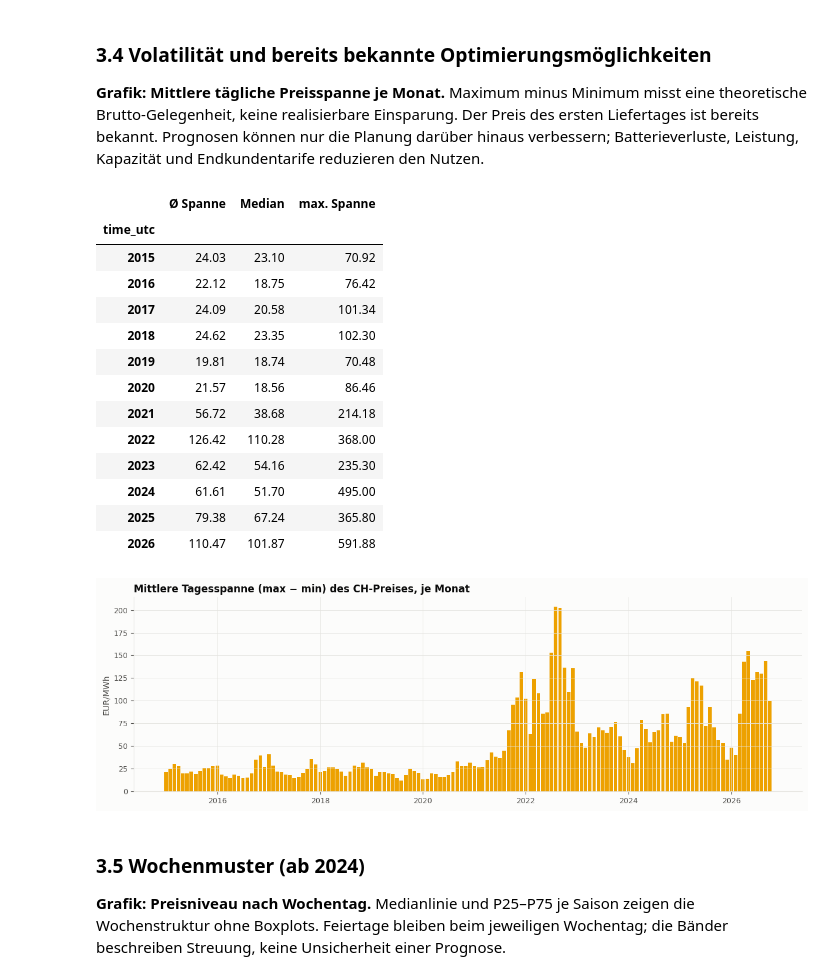
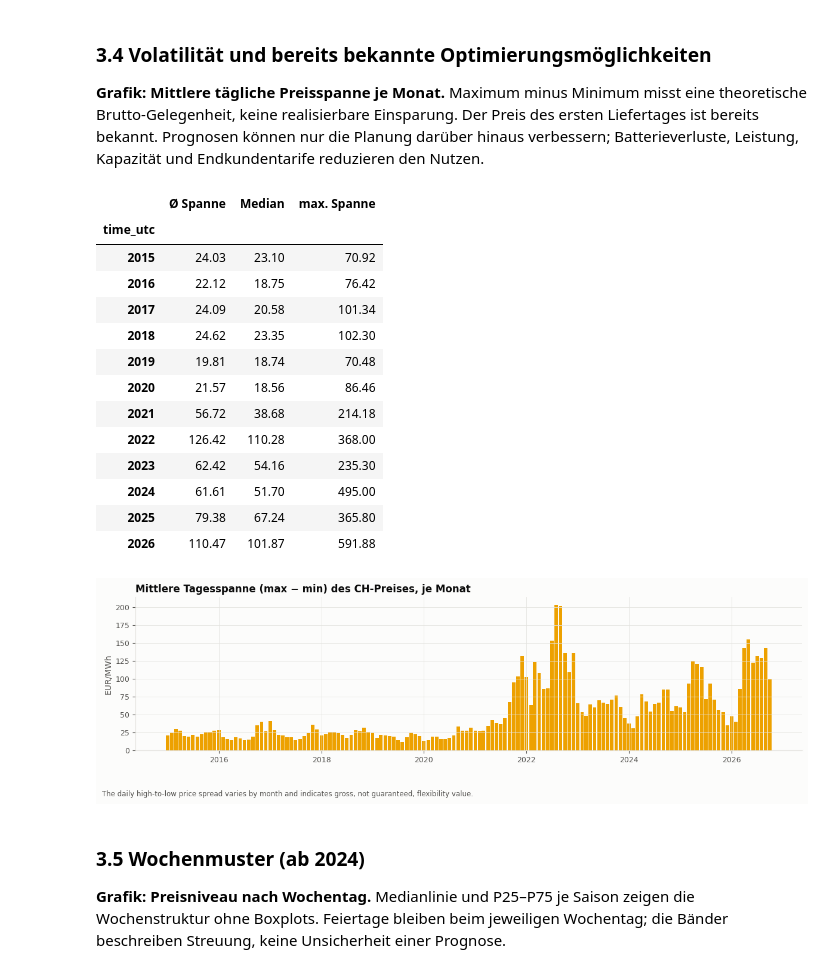
Before and after one commit to aaron04648/AI-EMS, a Jupyter notebook: notebooks/01_data_understanding.ipynb, the cells around one changed output. Saved outputs shown, nothing was run; the diff lists cells and outputs as text; code cells hidden in the pictures.

```diff
--- a/notebooks/01_data_understanding.ipynb
+++ b/notebooks/01_data_understanding.ipynb
@@ -563,29 +578,29 @@ verbessern; Batterieverluste, Leistung, Kapazität und Endkundentarife reduziere
 # %%
 spread = price_h["price"].tz_convert(TZ).resample("D").agg(lambda s: s.max() - s.min())
 fig, ax = plt.subplots(figsize=(12, 4))
 monthly_spread = spread.resample("MS").mean()
 ax.bar(monthly_spread.index, monthly_spread, width=25, color=COLORS[3])
 ax.set_title("Mittlere Tagesspanne (max − min) des CH-Preises, je Monat")
 ax.set_ylabel("EUR/MWh")
-save(fig, "05_tagesspanne.png")
+save(fig, "05_tagesspanne.png", "The daily high-to-low price spread varies by month and indicates gross, not guaranteed, flexibility value.")
 spread.groupby(spread.index.year).agg(["mean", "median", "max"]).rename(
     columns={"mean": "Ø Spanne", "median": "Median", "max": "max. Spanne"})
 # %% [output]
 |  | Ø Spanne | Median | max. Spanne |
 | time_utc |  |  |  |
 | 2015 | 24.03 | 23.10 | 70.92 |
 | 2016 | 22.12 | 18.75 | 76.42 |
 | 2017 | 24.09 | 20.58 | 101.34 |
 | 2018 | 24.62 | 23.35 | 102.30 |
 | 2019 | 19.81 | 18.74 | 70.48 |
 | 2020 | 21.57 | 18.56 | 86.46 |
 | 2021 | 56.72 | 38.68 | 214.18 |
 | 2022 | 126.42 | 110.28 | 368.00 |
 | 2023 | 62.42 | 54.16 | 235.30 |
 | 2024 | 61.61 | 51.70 | 495.00 |
 | 2025 | 79.38 | 67.24 | 365.80 |
 | 2026 | 110.47 | 101.87 | 591.88 |
-[figure, old version]
+[figure, new version]
 # %% [markdown]
 ### 3.5 Wochenmuster (ab 2024)
 
```
Also changed, not shown: parts of 17 cells of this notebook, 16 other files.
